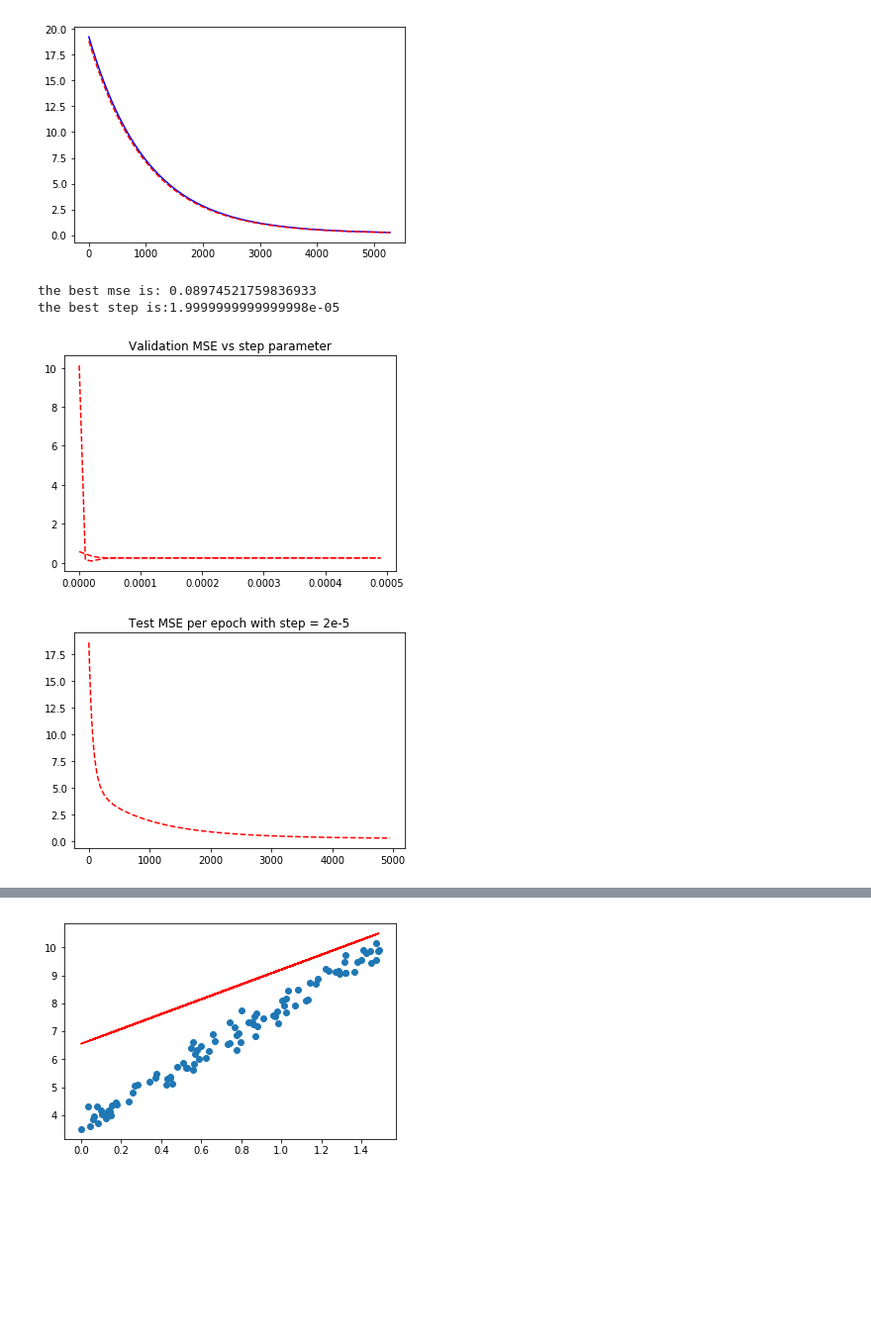
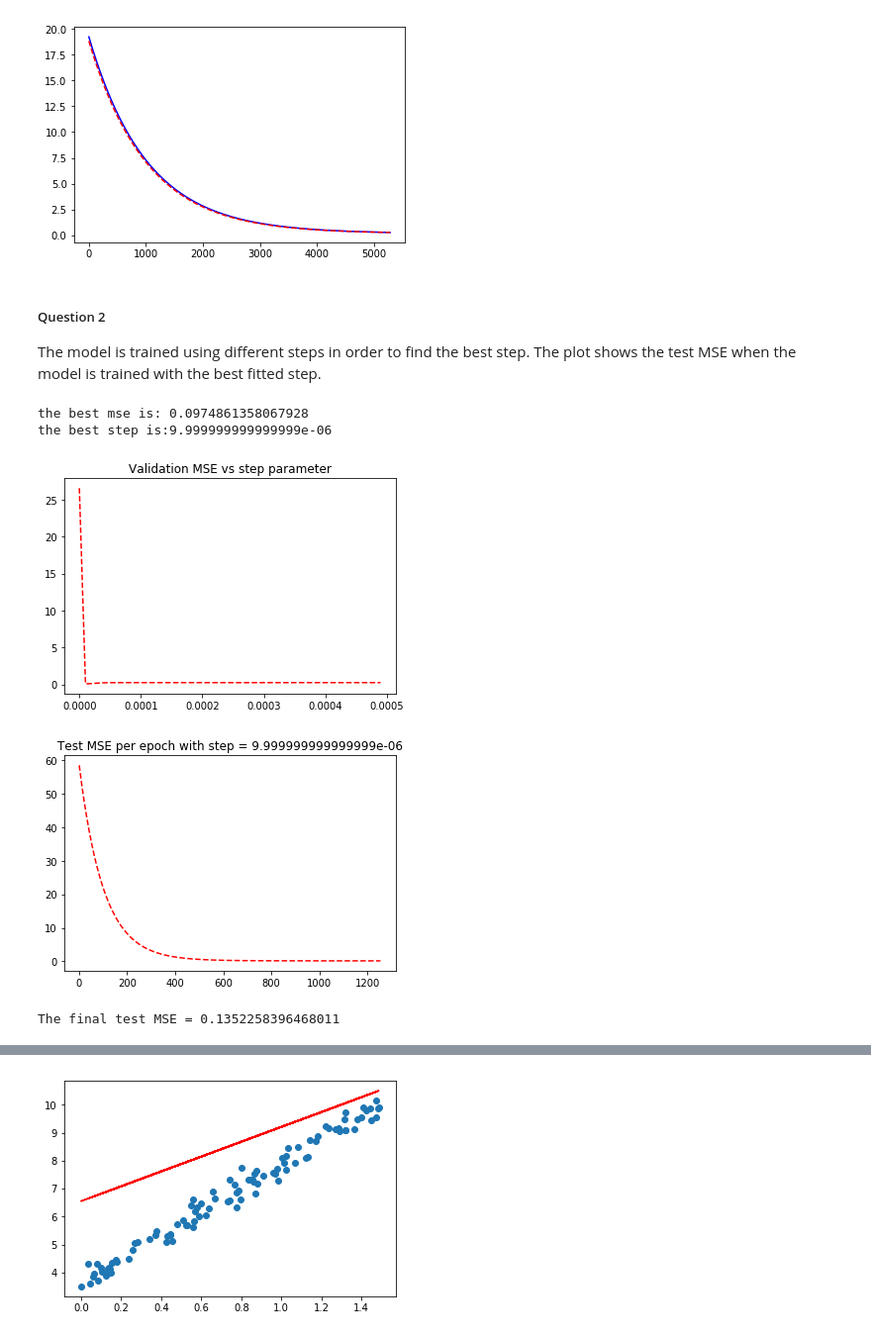
Before and after one commit to MLAmini/COMP551-1, a Jupyter notebook: Assignment 1/COMP 551 - 260684162 - A1.ipynb, the cells around one changed output, grey strips where cells are left out. Shown: that part at 99% size. Saved outputs shown, nothing was run; the diff lists cells and outputs as text; code cells hidden in the pictures; blank space fills up the shorter version.

```diff
--- a/Assignment 1/COMP 551 - 260684162 - A1.ipynb
+++ b/Assignment 1/COMP 551 - 260684162 - A1.ipynb
@@ -309,30 +339,37 @@ plt.show()
 # %% [output]
 (w0, w1) = (3.96210884348, 4.25187908931)
 [figure]
+# %% [markdown]
+##### Question 2
+
+The model is trained using different steps in order to find the best step. The plot shows the test MSE when the model is trained with the best fitted step.
 # %%
 steps = [10 * i * 1e-6 for i in range(0, 50)]
 mse_valid_step = linRegStep(train2_x, train2_y, valid2_x, valid2_y, steps)
 
 plt.figure(1)
+plt.title('Validation MSE vs step parameter')
 plt.plot(steps, mse_valid_step, 'r--')
-plt.title('Validation MSE vs step parameter')
 
 index = numpy.argmin(mse_valid_step)
 print("the best mse is: " + str(mse_valid_step[index]))
 print("the best step is:" + str(steps[index]))
 
 step = steps[index]
 
 mse_train, mse_test, w0, w1 = linReg(train2_x, train2_y, test2_x, test2_y, step)
 epoch = [i for i in range(len(mse_test))]
 
 plt.figure(2)
-plt.title('Test MSE per epoch with step = 2e-5')
+plt.title('Test MSE per epoch with step = ' + str(step))
 plt.plot(epoch[1:], mse_test[1:], 'r--')
 
 plt.show()
+
+print("The final test MSE = " + str(mse_test[-1]))
 # %% [output]
-the best mse is: 0.08974521759836933
-the best step is:1.9999999999999998e-05
+the best mse is: 0.0974861358067928
+the best step is:9.999999999999999e-06
-[figure, old version]
+[figure, new version]
-[figure, old version]
+[figure, new version]
+The final test MSE = 0.1352258396468011
```
Also changed, not shown: parts of 24 cells of this notebook, 22 other files.
